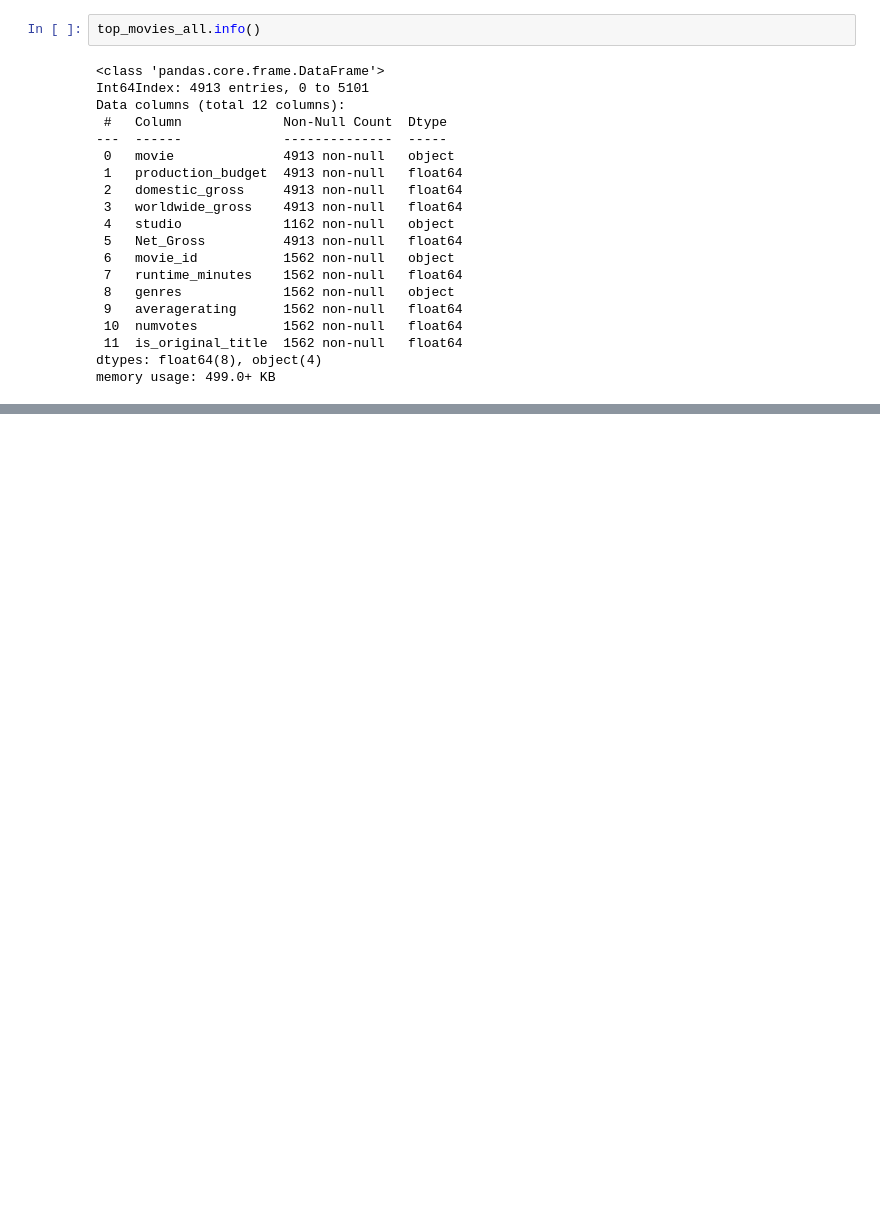
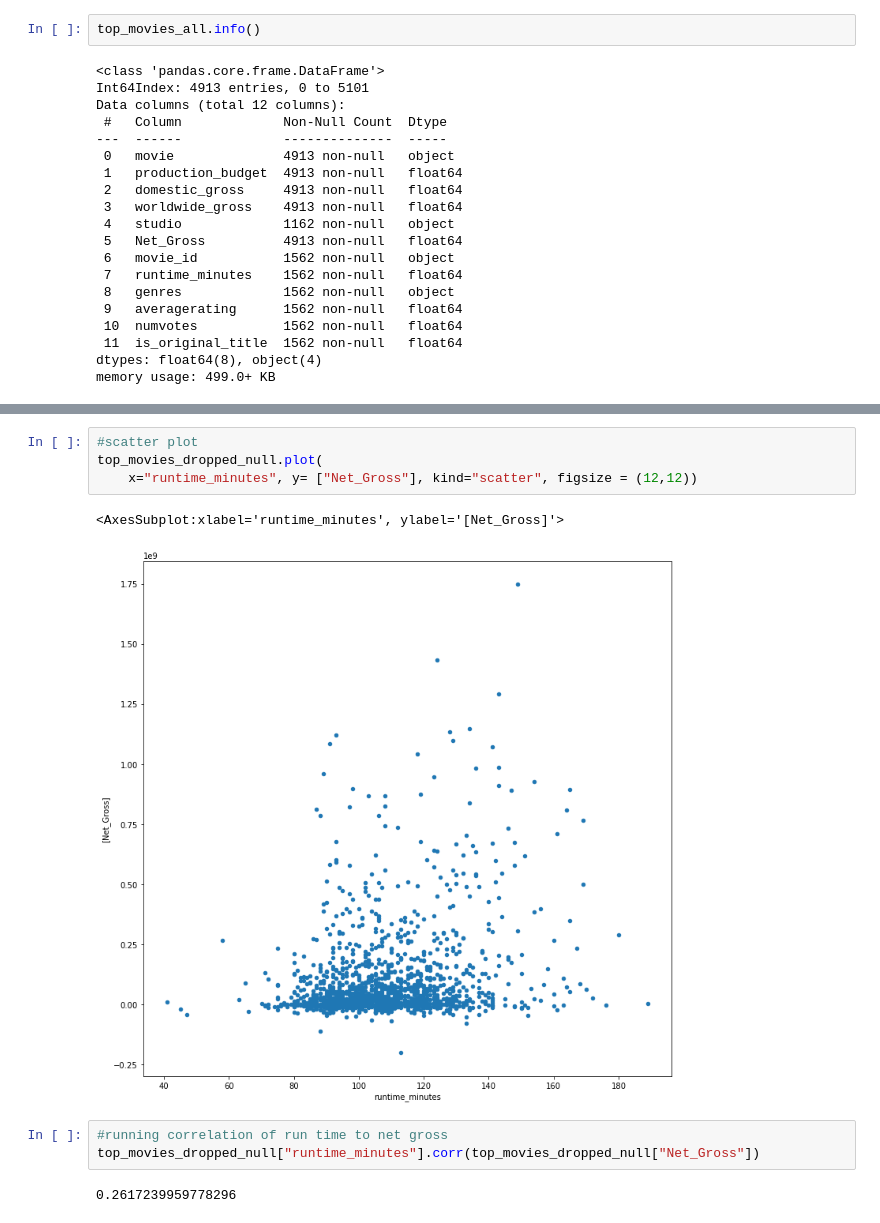
Before and after one commit to ldwilker10/dsc-phase-1-project-v2-4, a Jupyter notebook: Rough_Draft_Phase1_Project .ipynb, the cells around one changed output, grey strips where cells are left out. Drawn from its saved outputs; the diff is of its cells as text; blank space fills up the shorter version.

```diff
--- a/Rough_Draft_Phase1_Project .ipynb
+++ b/Rough_Draft_Phase1_Project .ipynb
@@ -689,0 +734,12 @@ memory usage: 499.0+ KB
+# %%
+#scatter plot
+top_movies_dropped_null.plot(
+    x="runtime_minutes", y= ["Net_Gross"], kind="scatter", figsize = (12,12))
+# %% [output]
+<AxesSubplot:xlabel='runtime_minutes', ylabel='[Net_Gross]'>
+[figure, added]
+# %%
+#running correlation of run time to net gross
+top_movies_dropped_null["runtime_minutes"].corr(top_movies_dropped_null["Net_Gross"])
+# %% [output]
+0.2617239959778296
```
Also changed, not shown: parts of 3 cells of this notebook.
